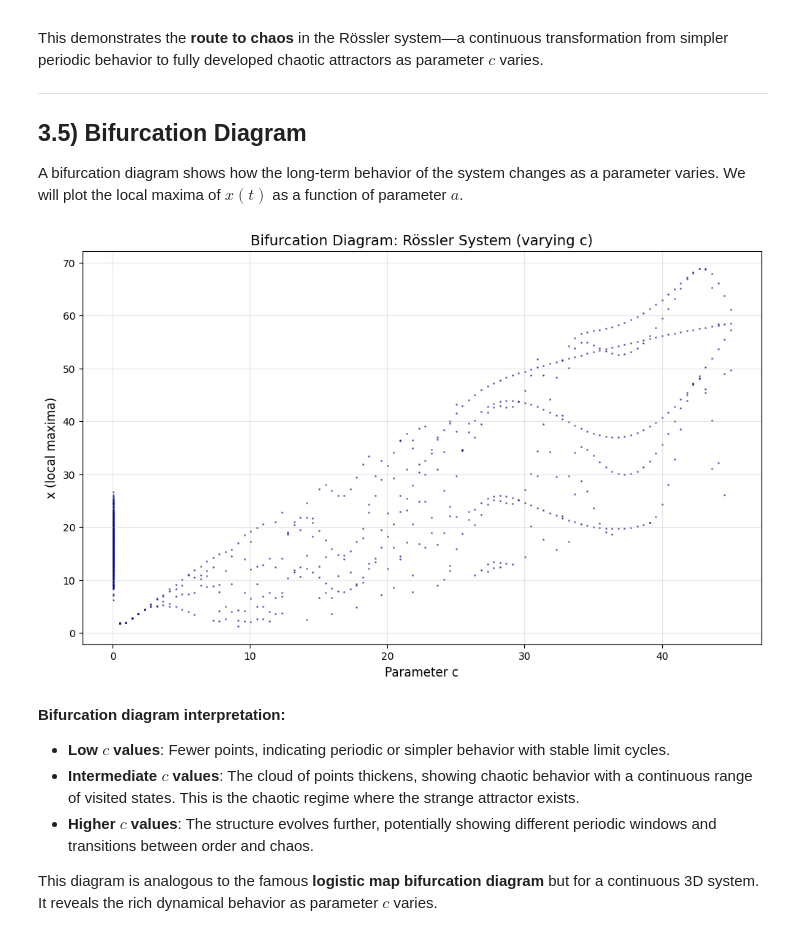
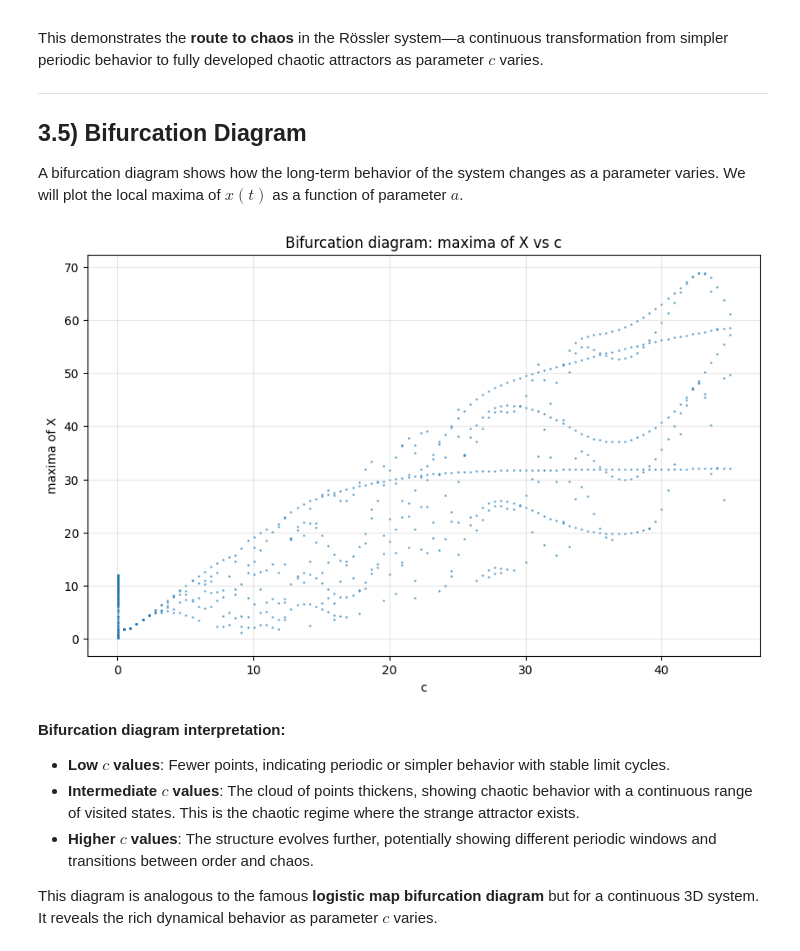
Before and after one commit to trcools/2e-bachelor-Fysica, a Jupyter notebook: Biophysics/Examen/Exam-part-3/finals-part-3.ipynb, the cells around one changed output. Cells and saved outputs as stored; diff of their text form; code cells hidden in the pictures.

```diff
--- a/Biophysics/Examen/Exam-part-3/finals-part-3.ipynb
+++ b/Biophysics/Examen/Exam-part-3/finals-part-3.ipynb
@@ -178,11 +178,11 @@ This demonstrates the **route to chaos** in the Rössler system—a continuous t
 A bifurcation diagram shows how the long-term behavior of the system changes as a parameter varies. We will plot the local maxima of $x(t)$ as a function of parameter $a$.
 # %%
 # --- Part 3.5: Bifurcation Diagram ---
-fig, c_vals, x_vals = rossler.nb_bifurcation(c_range=np.linspace(0.05, 45, 100), a=a, b=b,
-                                             initial_condition=initial_condition,
-                                             t_min=0, t_max=60, skip_frac=0.6)
+# Use the dedicated bifurcation functions
+fig = rossler.nb_bifurcation_vs_c(a=a, b=b, c_min=0.05, c_max=45, n=100,
+                                   ic=initial_condition, t_min=0, t_max=60, h=0.01)
 # %% [output]
-[figure, old version]
+[figure, new version]
 # %% [markdown]
 **Bifurcation diagram interpretation:**
 
```
Also changed, not shown: parts of 13 cells of this notebook, 1 other file.
